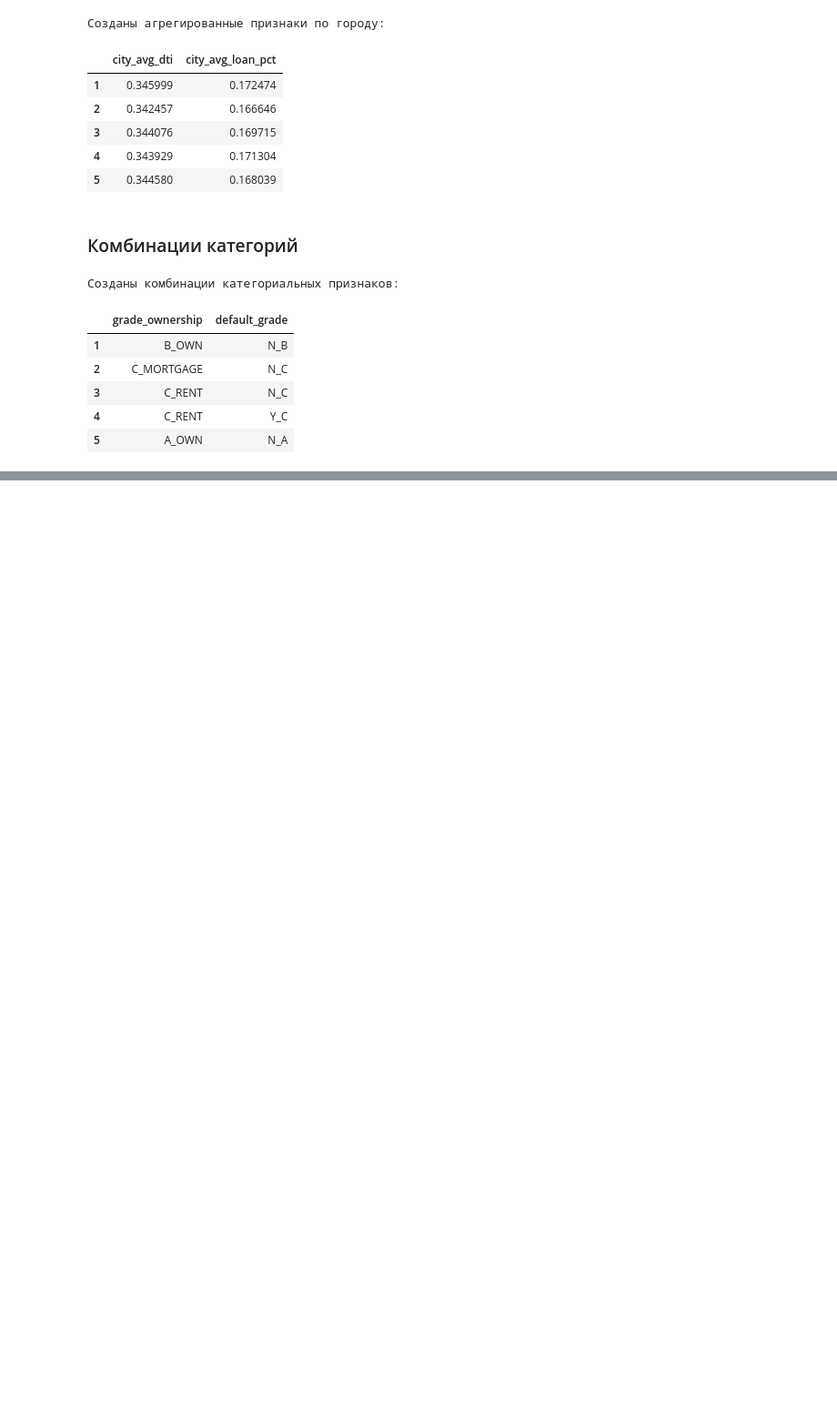
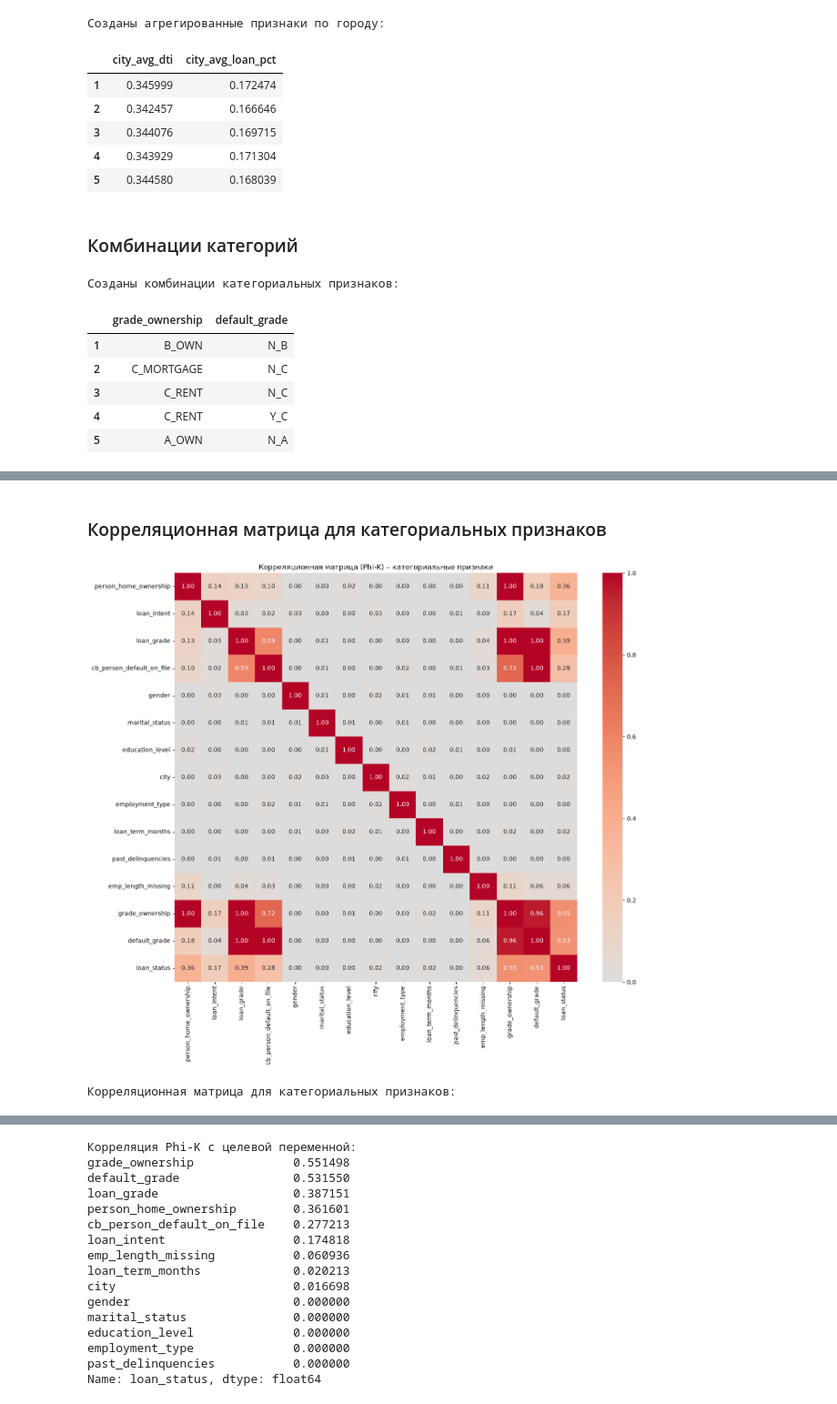
Before and after one commit to null-route-dev/credit-risk-classification, a Jupyter notebook: notebooks/03_feature_engineering.ipynb, the cells around one changed output, grey strips where cells are left out. Shown at 91% size. Cells and saved outputs as stored; diff of their text form; code cells hidden in the pictures; blank space fills up the shorter version.

```diff
--- a/notebooks/03_feature_engineering.ipynb
+++ b/notebooks/03_feature_engineering.ipynb
@@ -377,0 +479,28 @@ display(df[["grade_ownership", "default_grade"]].head())
+# %% [markdown]
+### Корреляционная матрица для категориальных признаков
+# %%
+categorical = [
+    "person_home_ownership", "loan_intent", "loan_grade", "cb_person_default_on_file",
+    "gender", "marital_status", "education_level", "city",
+    "employment_type", "loan_term_months", "past_delinquencies", "emp_length_missing",
+    "grade_ownership", "default_grade"
+]
+
+corr_phik = df[categorical + [target]].astype(str).phik_matrix()
+
+plt.figure(figsize=(14, 12))
+sns.heatmap(corr_phik, annot=True, fmt=".2f", cmap="coolwarm", center=0)
+plt.title("Корреляционная матрица (Phi-K) – категориальные признаки")
+plt.tight_layout()
+plt.show()
+
+# Корреляционная матрица для категориальных признаков
+print("Корреляционная матрица для категориальных признаков:")
+display(corr_phik)
+
+corr_with_target_phik = corr_phik[target].drop(target).sort_values(ascending=False)
+print("Корреляция Phi-K с целевой переменной:")
+print(corr_with_target_phik)
+# %% [output]
+[figure, added]
+Корреляционная матрица для категориальных признаков:
@@ -377,0 +523,16 @@ display(df[["grade_ownership", "default_grade"]].head())
+Корреляция Phi-K с целевой переменной:
+grade_ownership              0.551498
+default_grade                0.531550
+loan_grade                   0.387151
+person_home_ownership        0.361601
+cb_person_default_on_file    0.277213
+loan_intent                  0.174818
+emp_length_missing           0.060936
+loan_term_months             0.020213
+city                         0.016698
+gender                       0.000000
+marital_status               0.000000
+education_level              0.000000
+employment_type              0.000000
+past_delinquencies           0.000000
+Name: loan_status, dtype: float64
```
Also changed, not shown: parts of 8 cells of this notebook.
